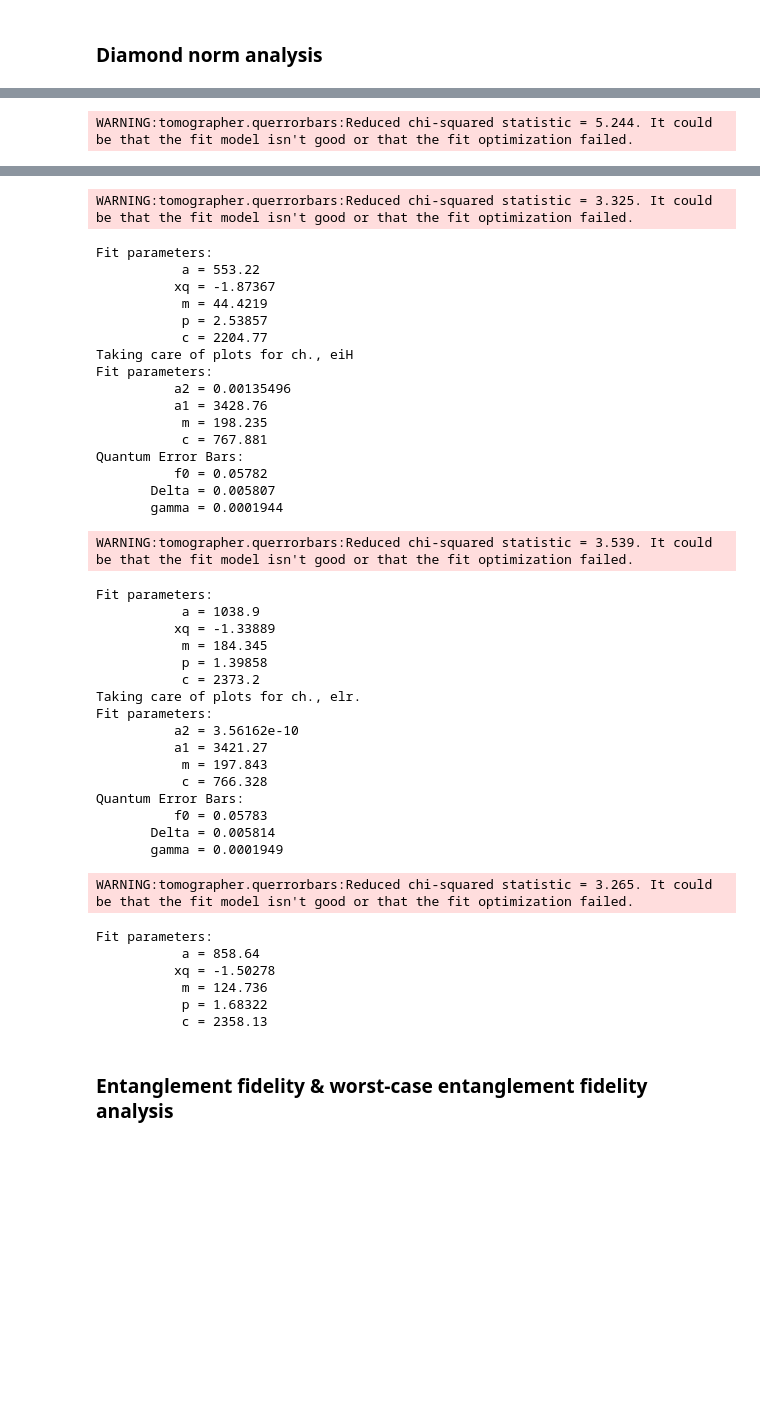
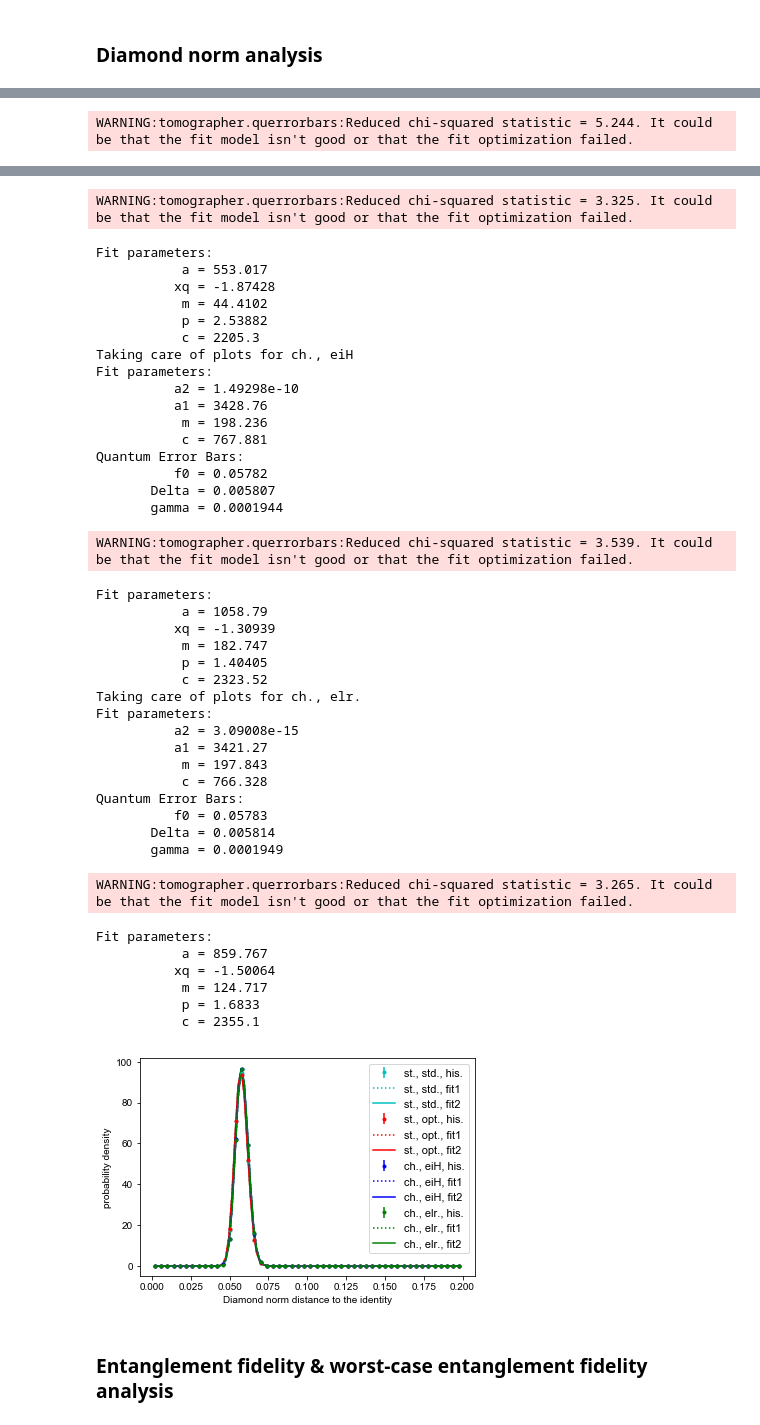
Before and after one commit to Tomographer/QPtomographer, a Jupyter notebook: examples/qubit-noisy-identity/run.ipynb, the cells around one changed output, grey strips where cells are left out. Saved outputs shown, nothing was run; the diff lists cells and outputs as text; code cells hidden in the pictures; blank space fills up the shorter version.

```diff
--- a/examples/qubit-noisy-identity/run.ipynb
+++ b/examples/qubit-noisy-identity/run.ipynb
@@ -721,7 +705,7 @@ def fit_fn_q_lnxp_dnorm(x, a, xq, m, p, c):
     return -a*np.square(x-xq) - m*np.power(-np.log(x)/-np.log(0.16), p) + c
 
 xyz = do_comparison_plot([a_naive, a_naiveopt, a_eiH, a_elr], log_scale=False,
-                         alt_analysis_args=dict(fit_fn=fit_fn_q_lnxp_dnorm, maxfev=10000,
+                         alt_analysis_args=dict(fit_fn=fit_fn_q_lnxp_dnorm, maxfev=50000,
                                                 bounds=((0,-np.inf,0,0,-np.inf),np.inf),
                                                 p0=(12, -13, 0.057, 8.8, 2100),),
                          xlabel='Diamond norm distance to the identity')
@@ -758,48 +740,49 @@ Fit parameters:
 Quantum Error Bars:
           f0 = 0.05723
        Delta = 0.005852
        gamma = 0.0001994
 WARNING:tomographer.querrorbars:Reduced chi-squared statistic = 3.325. It could be that the fit model isn't good or that the fit optimization failed.
 Fit parameters:
-           a = 553.22
-          xq = -1.87367
-           m = 44.4219
-           p = 2.53857
-           c = 2204.77
+           a = 553.017
+          xq = -1.87428
+           m = 44.4102
+           p = 2.53882
+           c = 2205.3
 Taking care of plots for ch., eiH
 Fit parameters:
-          a2 = 0.00135496
+          a2 = 1.49298e-10
           a1 = 3428.76
-           m = 198.235
+           m = 198.236
            c = 767.881
 Quantum Error Bars:
           f0 = 0.05782
        Delta = 0.005807
        gamma = 0.0001944
 WARNING:tomographer.querrorbars:Reduced chi-squared statistic = 3.539. It could be that the fit model isn't good or that the fit optimization failed.
 Fit parameters:
-           a = 1038.9
-          xq = -1.33889
-           m = 184.345
-           p = 1.39858
-           c = 2373.2
+           a = 1058.79
+          xq = -1.30939
+           m = 182.747
+           p = 1.40405
+           c = 2323.52
 Taking care of plots for ch., elr.
 Fit parameters:
-          a2 = 3.56162e-10
+          a2 = 3.09008e-15
           a1 = 3421.27
            m = 197.843
            c = 766.328
 Quantum Error Bars:
           f0 = 0.05783
        Delta = 0.005814
        gamma = 0.0001949
 WARNING:tomographer.querrorbars:Reduced chi-squared statistic = 3.265. It could be that the fit model isn't good or that the fit optimization failed.
 Fit parameters:
-           a = 858.64
-          xq = -1.50278
-           m = 124.736
-           p = 1.68322
-           c = 2358.13
+           a = 859.767
+          xq = -1.50064
+           m = 124.717
+           p = 1.6833
+           c = 2355.1
+[figure, added]
 # %% [markdown]
 ### Entanglement fidelity & worst-case entanglement fidelity analysis
 # %%
```
Also changed, not shown: parts of 16 cells of this notebook, 5 other files.
